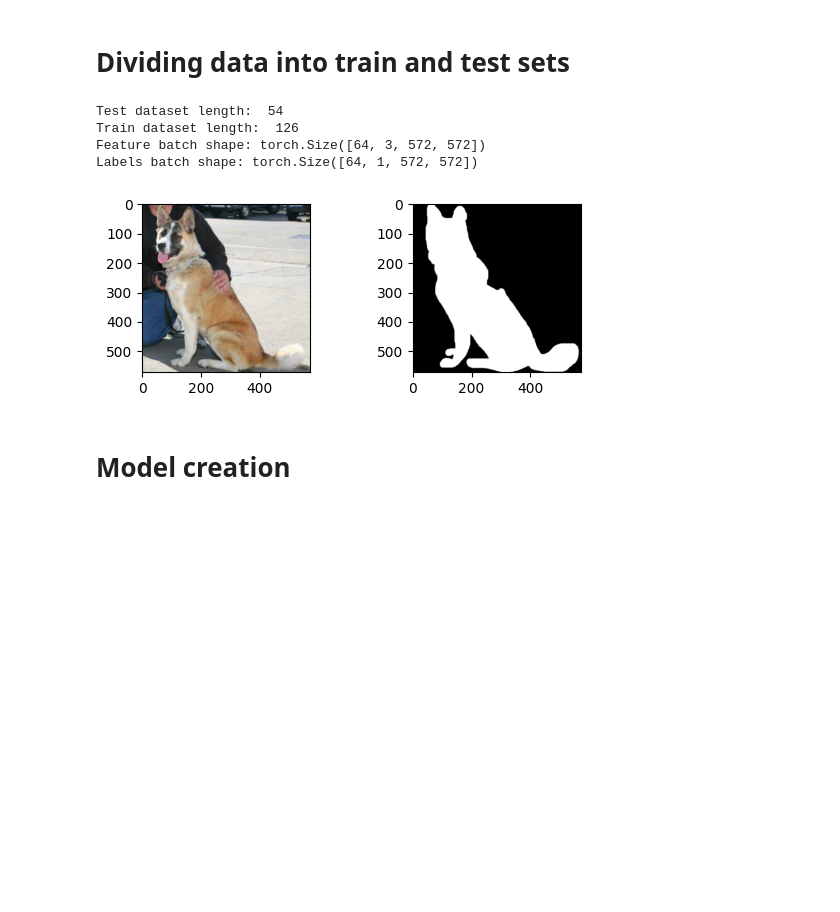
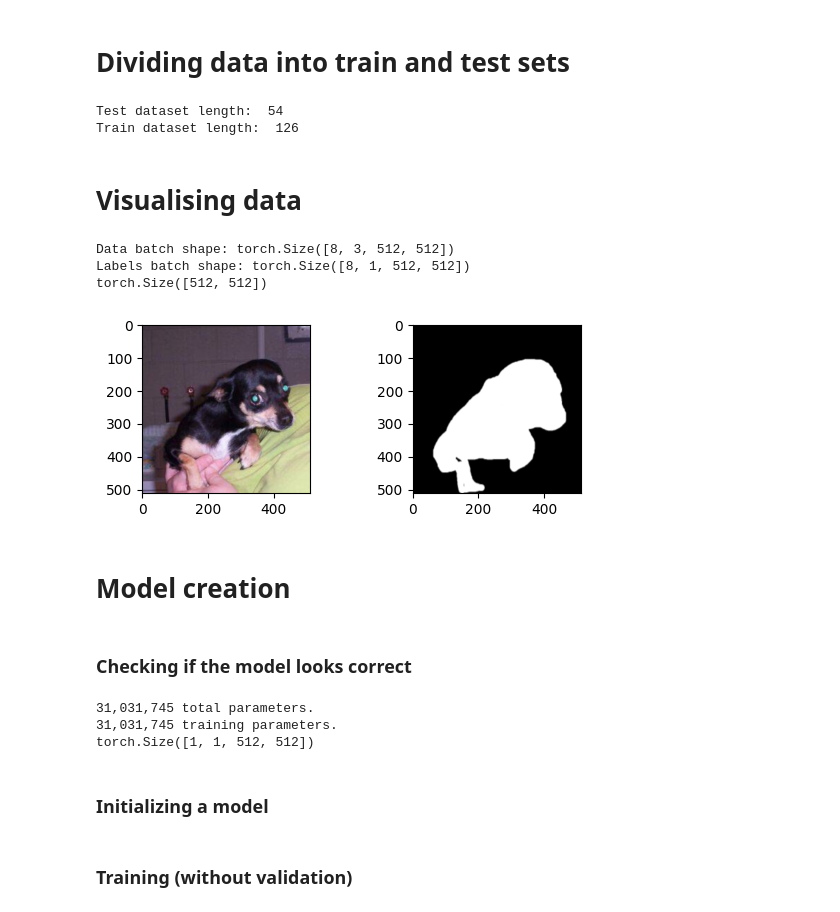
Before and after one commit to MateuszGalinski/DogSemanticSegmentation-UNet, a Jupyter notebook: train.ipynb, the cells around one changed output. Saved outputs shown, nothing was run; the diff lists cells and outputs as text; code cells hidden in the pictures; blank space fills up the shorter version.

Commit message:
Failed attempt at trainging model, added model itself as well as helper tools for evaluating a model

```diff
--- a/train.ipynb
+++ b/train.ipynb
@@ -12,9 +18,14 @@ from dataset import DogDataset
+# %%
+BATCH_SIZE = 8
+EPOCHS = 10
+LEARNING_RATE = 3e-4
+NUM_OF_CLASSES = 1
 # %% [markdown]
 # Loading data set
 # %%
 dog_dataset_dir = "Dataset"
 transform_for_unet = Compose([
-    Resize((572,572)),
+    Resize((512,512)),
     ToTensor(),
 ])
 
@@ -24,36 +35,61 @@ print("Length of dataset: ", len(dog_dataset))
 Length of dataset:  180
 # %% [markdown]
 # Dividing data into train and test sets
+# %%
+train_data_length = math.ceil(0.7 * len(dog_dataset))
+test_data_length = len(dog_dataset) - train_data_length
+
+train_data, test_data = random_split(dog_dataset, [train_data_length, test_data_length])
+
+print("Test dataset length: ", len(test_data))
+print("Train dataset length: ", len(train_data))
+
+train_dataloader = DataLoader(train_data, batch_size=BATCH_SIZE, shuffle=True)
+test_dataloader = DataLoader(test_data, batch_size=BATCH_SIZE, shuffle=True)
+# %% [output]
+Test dataset length:  54
+Train dataset length:  126
+# %% [markdown]
+# Visualising data
 # %%
-train_data_length = math.ceil(0.7 * len(dog_dataset))
-test_data_length = len(dog_dataset) - train_data_length
-
-train_data, test_data = random_split(dog_dataset, [train_data_length, test_data_length])
-
-print("Test dataset length: ", len(test_data))
-print("Train dataset length: ", len(train_data))
-
-train_dataloader = DataLoader(train_data, batch_size=64, shuffle=True)
-test_dataloader = DataLoader(test_data, batch_size=64, shuffle=True)
-
 data_imges, label_imges = next(iter(train_dataloader))
 print(f"Data batch shape: {data_imges.size()}")
 print(f"Labels batch shape: {label_imges.size()}")
 
 data_img = data_imges[0].permute(1, 2, 0).numpy()
 label_img = label_imges[0].squeeze()
 
+print(label_img.shape)
+
 figure = plt.figure()
 ax1 = figure.add_subplot(2,2,1)
 ax1.imshow(data_img)
 ax2 = figure.add_subplot(2,2,2)
 ax2.imshow(label_img, cmap="gray")
 plt.show()
 # %% [output]
-Test dataset length:  54
-Train dataset length:  126
-Feature batch shape: torch.Size([64, 3, 572, 572])
-Labels batch shape: torch.Size([64, 1, 572, 572])
+Data batch shape: torch.Size([8, 3, 512, 512])
+Labels batch shape: torch.Size([8, 1, 512, 512])
+torch.Size([512, 512])
-[figure, old version]
+[figure, new version]
 # %% [markdown]
 # Model creation
+# %% [markdown]
+### Checking if the model looks correct
+# %%
+input_image = torch.rand((1, 3, 512, 512))
+model_test = UNet(num_classes=NUM_OF_CLASSES)
+# Total parameters and trainable parameters.
+total_params = sum(p.numel() for p in model_test.parameters())
+print(f"{total_params:,} total parameters.")
+total_trainable_params = sum(
+    p.numel() for p in model_test.parameters() if p.requires_grad)
+print(f"{total_trainable_params:,} training parameters.")
+outputs = model_test(input_image)
+print(outputs.shape)
+# %% [output]
+31,031,745 total parameters.
+31,031,745 training parameters.
+torch.Size([1, 1, 512, 512])
+# %% [markdown]
+### Initializing a model
@@ -59,0 +103,2 @@ Labels batch shape: torch.Size([64, 1, 572, 572])
+# %% [markdown]
+### Training (without validation)
```
Also changed, not shown: parts of 7 cells of this notebook, 7 other files.
